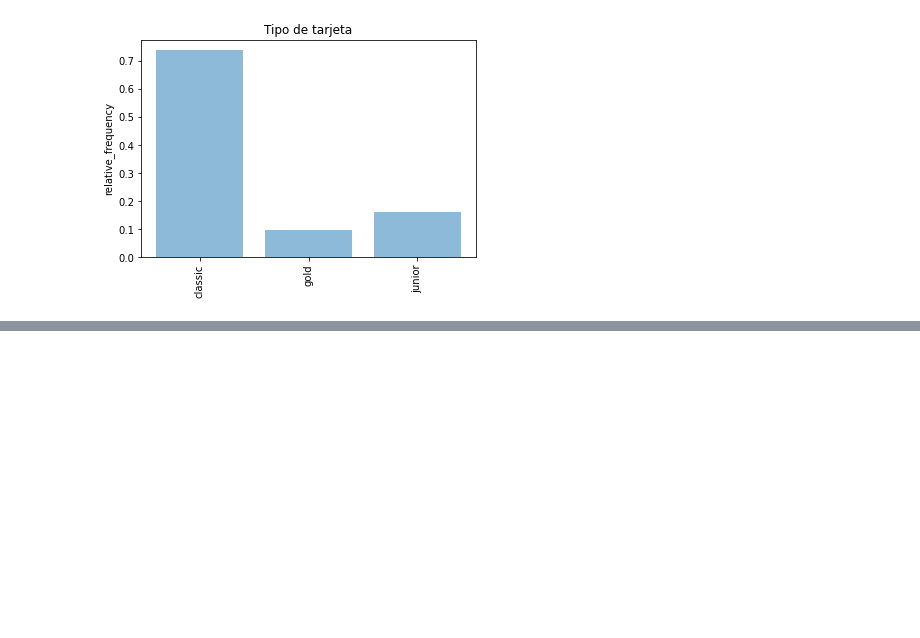
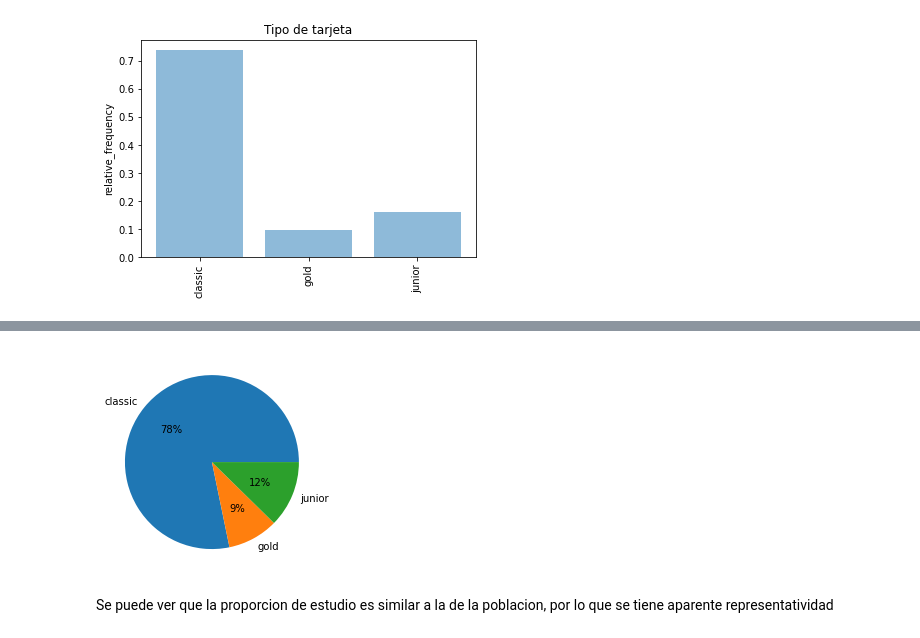
Before and after one commit to mangekyo443556/berka_bank, a Jupyter notebook: berka_bank.ipynb, the cells around one changed output, grey strips where cells are left out. Cells and saved outputs as stored; diff of their text form; code cells hidden in the pictures; blank space fills up the shorter version.

```diff
--- a/berka_bank.ipynb
+++ b/berka_bank.ipynb
@@ -122,0 +212,2 @@ df_client.merge(df_district, left_on = 'district_id', right_on='A1', how = 'left
+# %%
+df_type_card = df_table_miner.groupby(['type_card']).agg({'client_id':'nunique'}).reset_index()
@@ -122,0 +221,7 @@ df_client.merge(df_district, left_on = 'district_id', right_on='A1', how = 'left
+# %%
+plt.pie(df_type_card.client_id.values.tolist(), labels = df_type_card.type_card.values.tolist(), autopct='%.0f%%')
+plt.show()
+# %% [output]
+[figure, added]
+# %% [markdown]
+<p>Se puede ver que la proporcion de estudio es similar a la de la poblacion, por lo que se tiene aparente representatividad</p>
```
Also changed, not shown: parts of 48 cells of this notebook.
